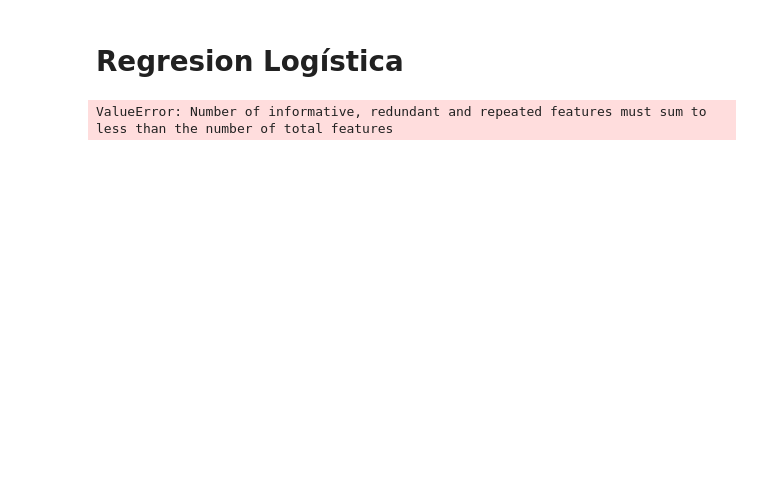
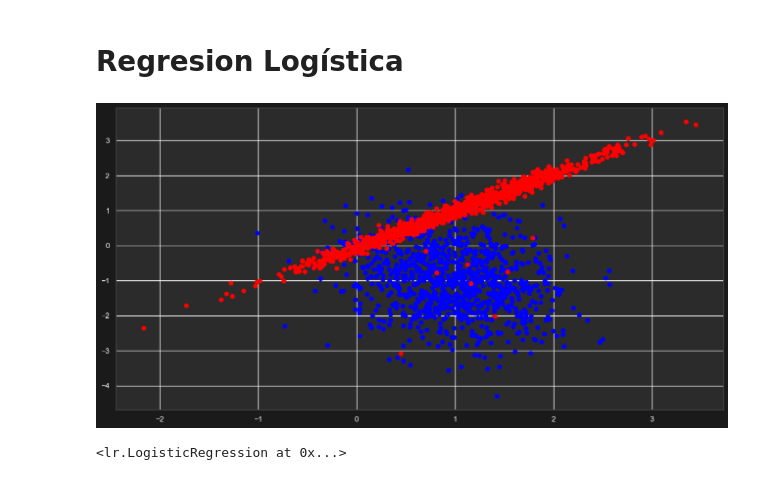
Before and after one commit to MatteoOlarte/diplomado-UAQ, a Jupyter notebook: semana 4/logistica.ipynb, the cells around one changed output. Cells and saved outputs as stored; diff of their text form; code cells hidden in the pictures; blank space fills up the shorter version.

```diff
--- a/semana 4/logistica.ipynb
+++ b/semana 4/logistica.ipynb
@@ -12,15 +11,20 @@ from utils import apply_dark_theme
 
 apply_dark_theme()
+# %%
+X, y = make_classification(
+    n_samples=2000,
+    n_features=2,
+    n_informative=2,
+    n_redundant=0,
+    n_clusters_per_class=1,
+    flip_y=0.03,
+    random_state=42
+)
 # %%
-X, y = make_classification(
-    n_samples=2000,
-    n_features=2,
-    n_informative=10,
-    n_redundant=0,
-    n_clusters_per_class=1,
-    flip_y=0.03,
-    random_state=42
-)
+plt.figure(figsize=(16, 8))
+plt.scatter(X[y == 0][:, 0], X[y == 0][:, 1], color='blue')
+plt.scatter(X[y == 1][:, 0], X[y == 1][:, 1], color='red')
+plt.show()
 # %% [output]
-ValueError: Number of informative, redundant and repeated features must sum to less than the number of total features
+[figure, added]
 # %%
@@ -30,0 +34,5 @@ plt.show()
+# %%
+modelo = LogisticRegression(learning_rate=0.01, n_iterations=5000)
+modelo.fit(X_train, y_train)
+# %% [output]
+<lr.LogisticRegression at 0x...>
```
Also changed, not shown: parts of 9 cells of this notebook, 8 other files.
